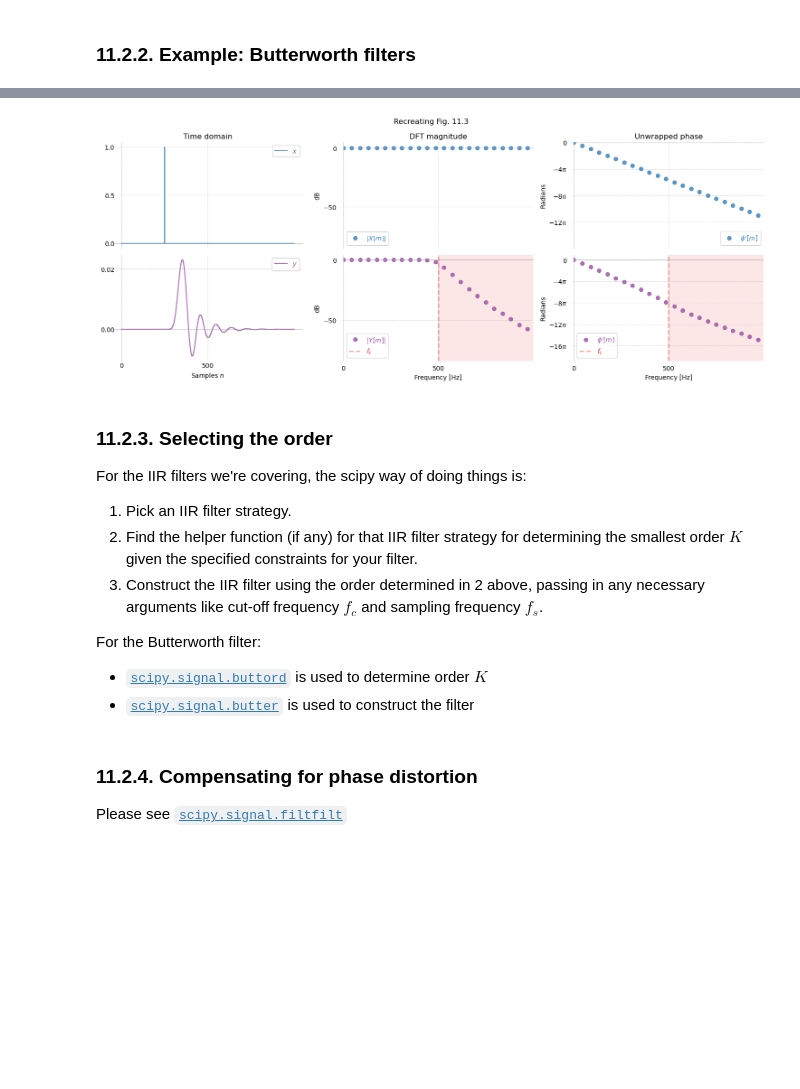
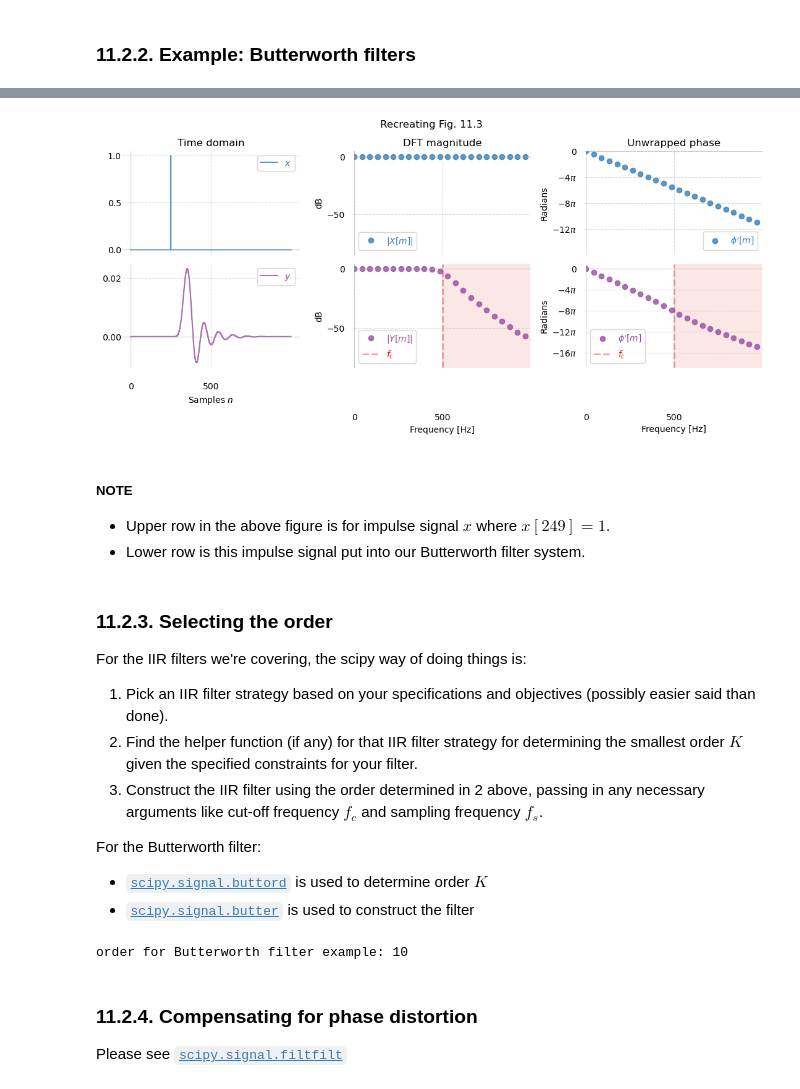
Before and after one commit to buruzaemon/digital-signals-theory, a Jupyter notebook: DST_CH11.ipynb, the cells around one changed output, grey strips where cells are left out. Saved outputs shown, nothing was run; the diff lists cells and outputs as text; code cells hidden in the pictures; blank space fills up the shorter version.

```diff
--- a/DST_CH11.ipynb
+++ b/DST_CH11.ipynb
@@ -166,10 +168,5 @@ y = sp.signal.lfilter(b, a, x)
 # %%
-fig, axes = plt.subplots(nrows=2, ncols=3, sharex='col', figsize=(15, 6))
-
-X = np.fft.rfft(x)
-Y = np.fft.rfft(y)
-
-freqs = np.fft.rfftfreq(len(x), 1/fs)
+fig, axes = plt.subplots(nrows=2, ncols=3, sharex='col', figsize=(11, 5))
 
 # --------------------------------------------------------------------
 # TOP row: delayed signal x
@@ -185,6 +182,7 @@ axes[0, 0].set_xticks([0, 500])
 axes[0, 0].tick_params(axis='both', which=u'both', length=3, pad=8, color='#A9A9A940')
 
 axes[0, 0].step(np.arange(len(x)), x, where='post', label='$x$', alpha=0.8, color='#377eb8')
+
 axes[0, 0].label_outer()
 axes[0, 0].legend(loc='upper right', labelcolor='linecolor')
 
@@ -202,6 +200,7 @@ axes[1, 0].tick_params(axis='y', which=u'both', length=3, pad=8, color='#A9A9A94
 axes[1, 0].tick_params(axis='x', which=u'both', length=3, pad=50, color='#A9A9A940')
 
 axes[1, 0].step(np.arange(len(y)), y, where='post', label='$y$', alpha=0.8, color='#984ea3')
+
 axes[1, 0].label_outer()
 axes[1, 0].set(xlabel='Samples $n$')
 axes[1, 0].legend(loc='upper right', labelcolor='linecolor')
@@ -222,9 +221,9 @@ axes[0, 1].set_xticks([0, 500])
 axes[0, 1].tick_params(axis='both', which=u'both', length=3, pad=8, color='#A9A9A940')
 
 axes[0, 1].step(freqs, 20 * np.log10(np.abs(X) + 1e-4), linestyle='', marker='o', label='$|X[m]|$', alpha=0.8, color='#377eb8')
+
 axes[0, 1].set(ylim=[-85, 5])
 axes[0, 1].set(ylabel='dB')
-
 axes[0, 1].legend(loc='lower left', labelcolor='linecolor')
 
 
@@ -273,41 +272,45 @@ axes[0, 2].legend(loc='lower right', labelcolor='linecolor')
 axes[1, 2].grid(linestyle='--', alpha=0.4, color='#A9A9A9')
 axes[1, 2].spines['right'].set_color('none')
 axes[1, 2].spines['top'].set_color('none')
 axes[1, 2].spines['left'].set(position='zero', color='#A9A9A9', alpha=0.4)
 axes[1, 2].spines['bottom'].set(position='zero', color='#A9A9A9', alpha=0.4)
 axes[1, 2].set_yticks(np.linspace(0, -16*np.pi, 5), ['0', r'$-4\pi$', r'$-8\pi$', r'$-12\pi$',  r'$-16\pi$'])
 axes[1, 2].set_xticks([0, 500])
 axes[1, 2].tick_params(axis='y', which=u'both', length=3, pad=8, color='#A9A9A940')
 axes[1, 2].tick_params(axis='x', which=u'both', length=3, pad=165, color='#A9A9A940')
 
 # Eliminate upper and right axes
 axes[1, 2].plot(freqs, np.unwrap(np.angle(Y)), linestyle='', marker='o', label=r"$\phi'[m]$", alpha=0.8, color='#984ea3')
 axes[1, 2].axvline(500, zorder=-1, label='$f_c$', linewidth=2, color='#e41a1c', linestyle='--', alpha=0.4)
 axes[1, 2].axvspan(500, freqs[-1], zorder=-2, color='#e41a1c', alpha=0.1)
 axes[1, 2].legend(loc='lower left', labelcolor='linecolor')
 axes[1, 2].set(xlabel='Frequency [Hz]')
 axes[1, 2].set(ylabel="Radians")
 axes[1, 2].set(xlim=[0, 1000])
 
 
 axes[1, 1].set(xlim=[0, 1000])
 axes[0, 0].set(title='Time domain')
 axes[0, 1].set(title='DFT magnitude')
 axes[0, 2].set(title='Unwrapped phase')
 axes[0, 2].set(ylim=[-50, 0.1])
 
-#glue('butter', fig, display=False)
 fig.tight_layout()
 plt.suptitle('Recreating Fig. 11.3', y=1.03)
 plt.show()
 # %% [output]
-[figure, old version]
+[figure, new version]
+# %% [markdown]
+##### NOTE
+
+* Upper row in the above figure is for impulse signal $x$ where $x[249] = 1$.
+* Lower row is this impulse signal put into our Butterworth filter system.
 # %% [markdown]
 ### 11.2.3. Selecting the order
 
 For the IIR filters we're covering, the scipy way of doing things is:
 
-1. Pick an IIR filter strategy.
+1. Pick an IIR filter strategy based on your specifications and objectives (possibly easier said than done).
 2. Find the helper function (if any) for that IIR filter strategy for determining the smallest order $K$ given the specified constraints for your filter.
 3. Construct the IIR filter using the order determined in 2 above, passing in any necessary arguments like cut-off frequency $f_c$ and sampling frequency $f_s$.
 
@@ -322,12 +325,15 @@ stopband_atten = 60  # 60 dB attenuation of the stop-band
 
 # Get the smallest order for the filter
 order, _ = sp.signal.buttord(fc, fstop, passband_ripple, stopband_atten, fs=fs)
+print(f"order for Butterworth filter example: {order}")
 
 # Now construct the filter
-b, a = sp.signal.butter(order, fc, fs=fs)
+#b, a = sp.signal.butter(order, fc, fs=fs)
 
 # Lastly, apply the Butterworth filter to your signal x
 #y = sp.signal.lfilter(b, a, x)
+# %% [output]
+order for Butterworth filter example: 10
 # %% [markdown]
 ### 11.2.4. Compensating for phase distortion
 
```
Also changed, not shown: parts of 66 cells of this notebook.
